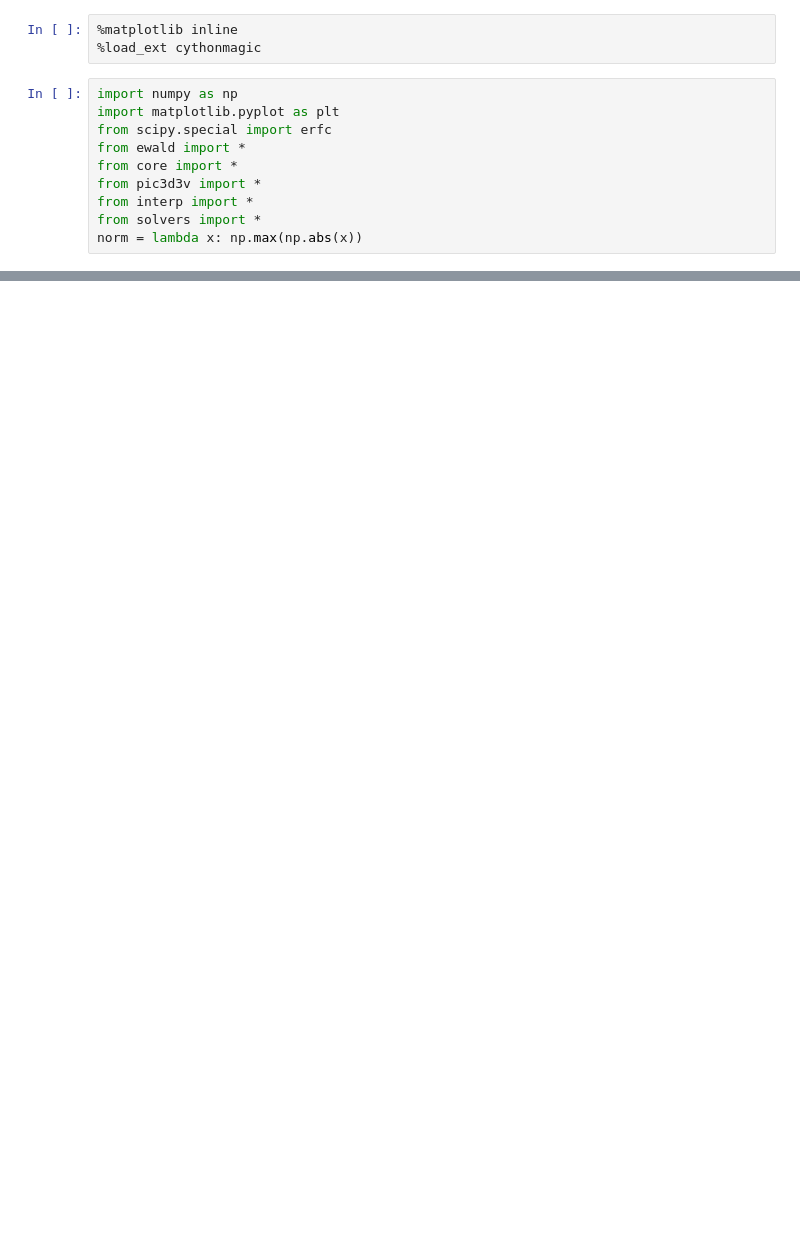
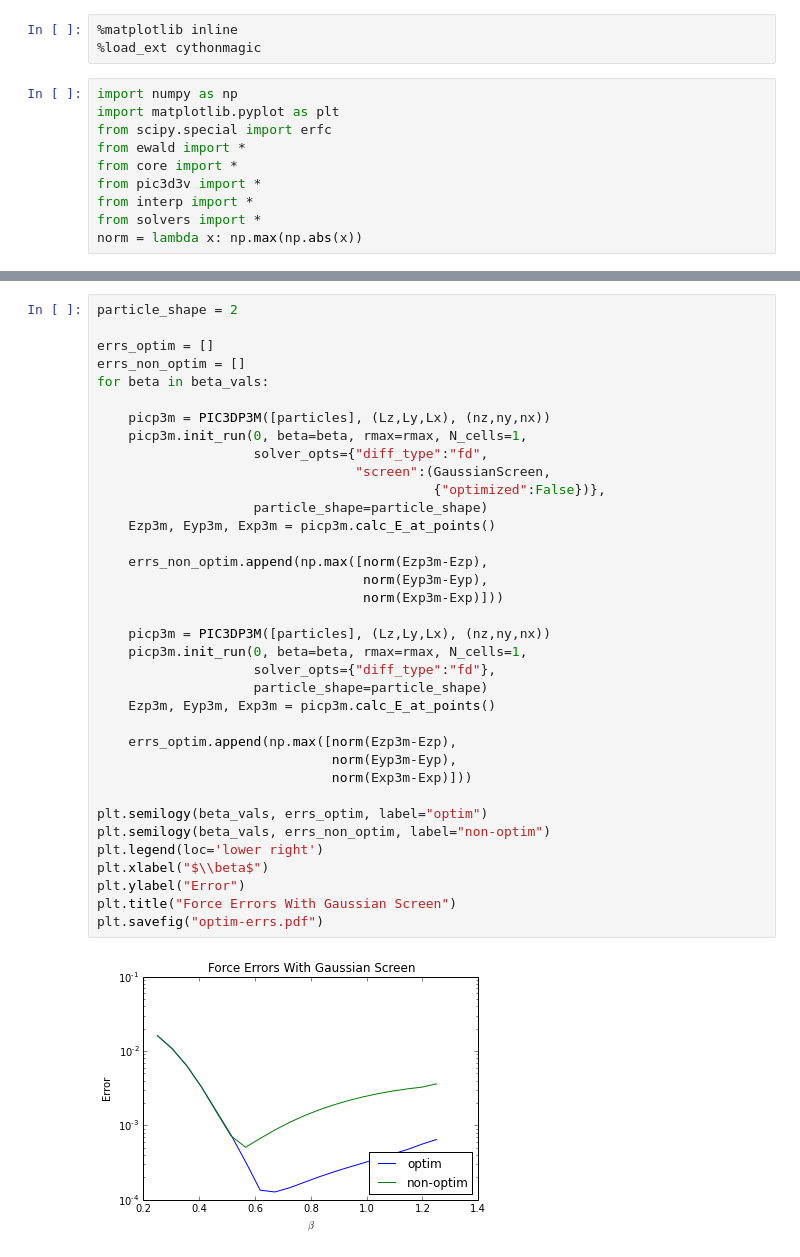
Before and after one commit to dreamer2368/py3d3v, a Jupyter notebook: py3d3v/ewald-sum.ipynb, the cells around one changed output, grey strips where cells are left out. Drawn from its saved outputs; the diff is of its cells as text; blank space fills up the shorter version.

```diff
--- a/py3d3v/ewald-sum.ipynb
+++ b/py3d3v/ewald-sum.ipynb
@@ -79 +138,39 @@ plt.savefig("fe-gaussian.pdf")
+# %%
+particle_shape = 2
+
+errs_optim = []
+errs_non_optim = []
+for beta in beta_vals:
+
+    picp3m = PIC3DP3M([particles], (Lz,Ly,Lx), (nz,ny,nx))
+    picp3m.init_run(0, beta=beta, rmax=rmax, N_cells=1,
+                    solver_opts={"diff_type":"fd",
+                                 "screen":(GaussianScreen,
+                                           {"optimized":False})},
+                    particle_shape=particle_shape)
+    Ezp3m, Eyp3m, Exp3m = picp3m.calc_E_at_points()
+
+    errs_non_optim.append(np.max([norm(Ezp3m-Ezp),
+                                  norm(Eyp3m-Eyp),
+                                  norm(Exp3m-Exp)]))
+
+    picp3m = PIC3DP3M([particles], (Lz,Ly,Lx), (nz,ny,nx))
+    picp3m.init_run(0, beta=beta, rmax=rmax, N_cells=1,
+                    solver_opts={"diff_type":"fd"},
+                    particle_shape=particle_shape)
+    Ezp3m, Eyp3m, Exp3m = picp3m.calc_E_at_points()
+
+    errs_optim.append(np.max([norm(Ezp3m-Ezp),
+                              norm(Eyp3m-Eyp),
+                              norm(Exp3m-Exp)]))
+
+plt.semilogy(beta_vals, errs_optim, label="optim")
+plt.semilogy(beta_vals, errs_non_optim, label="non-optim")
+plt.legend(loc='lower right')
+plt.xlabel("$\\beta$")
+plt.ylabel("Error")
+plt.title("Force Errors With Gaussian Screen")
+plt.savefig("optim-errs.pdf")
+# %% [output]
+[figure, added]
 # %%
```
Also changed, not shown: parts of 8 cells of this notebook.
